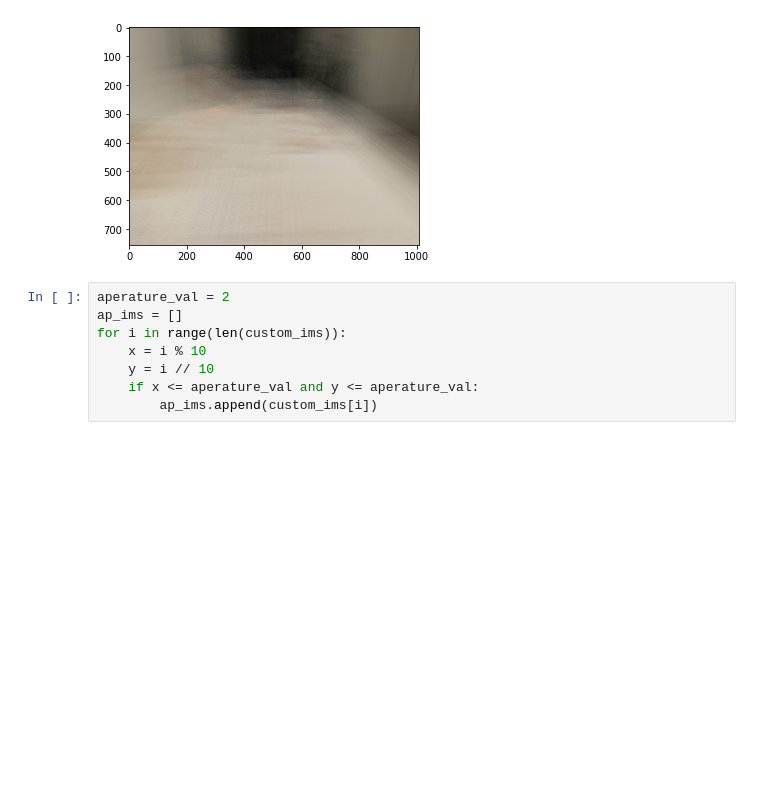
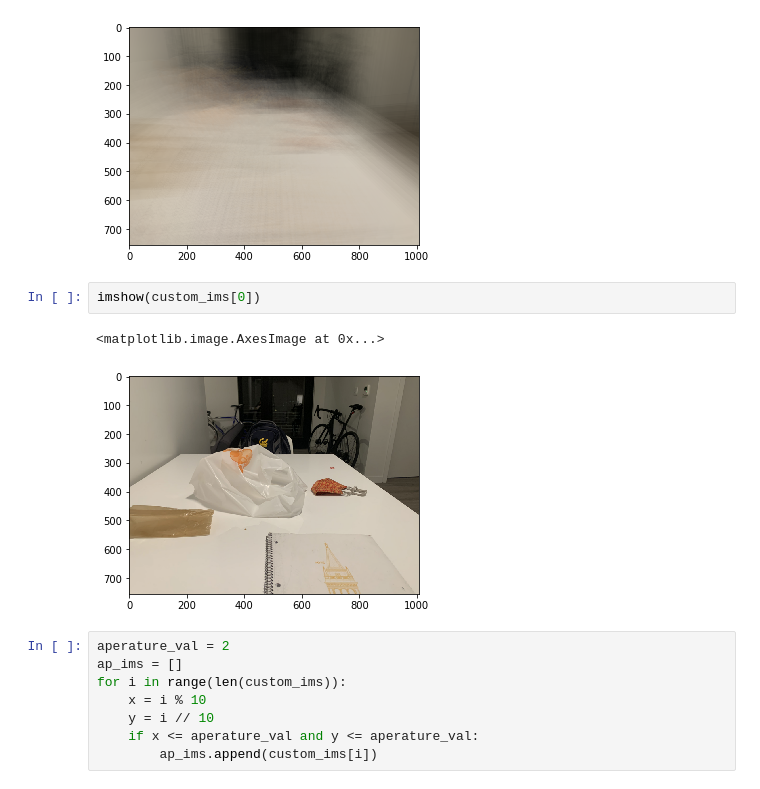
Before and after one commit to SauravShroff/LightFieldCamera, a Jupyter notebook: LightfieldCameraCode.ipynb, the cells around one changed output. Saved outputs shown, nothing was run; the diff lists cells and outputs as text; blank space fills up the shorter version.

```diff
--- a/LightfieldCameraCode.ipynb
+++ b/LightfieldCameraCode.ipynb
@@ -81,6 +76,11 @@ imshow(np.mean(custom_ims, axis=0))
 # %% [output]
 <matplotlib.image.AxesImage at 0x...>
 [figure]
+# %%
+imshow(custom_ims[0])
+# %% [output]
+<matplotlib.image.AxesImage at 0x...>
+[figure, added]
 # %%
 aperature_val = 2
 ap_ims = []
```
Also changed, not shown: parts of 3 cells of this notebook.
